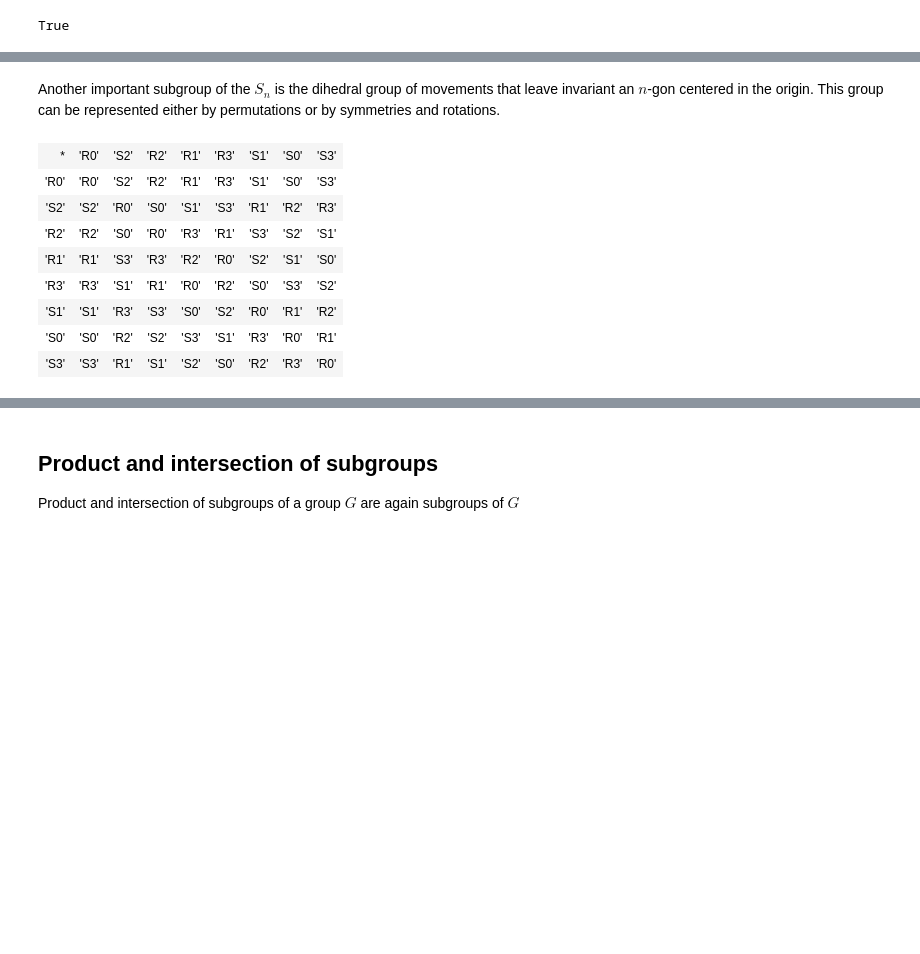
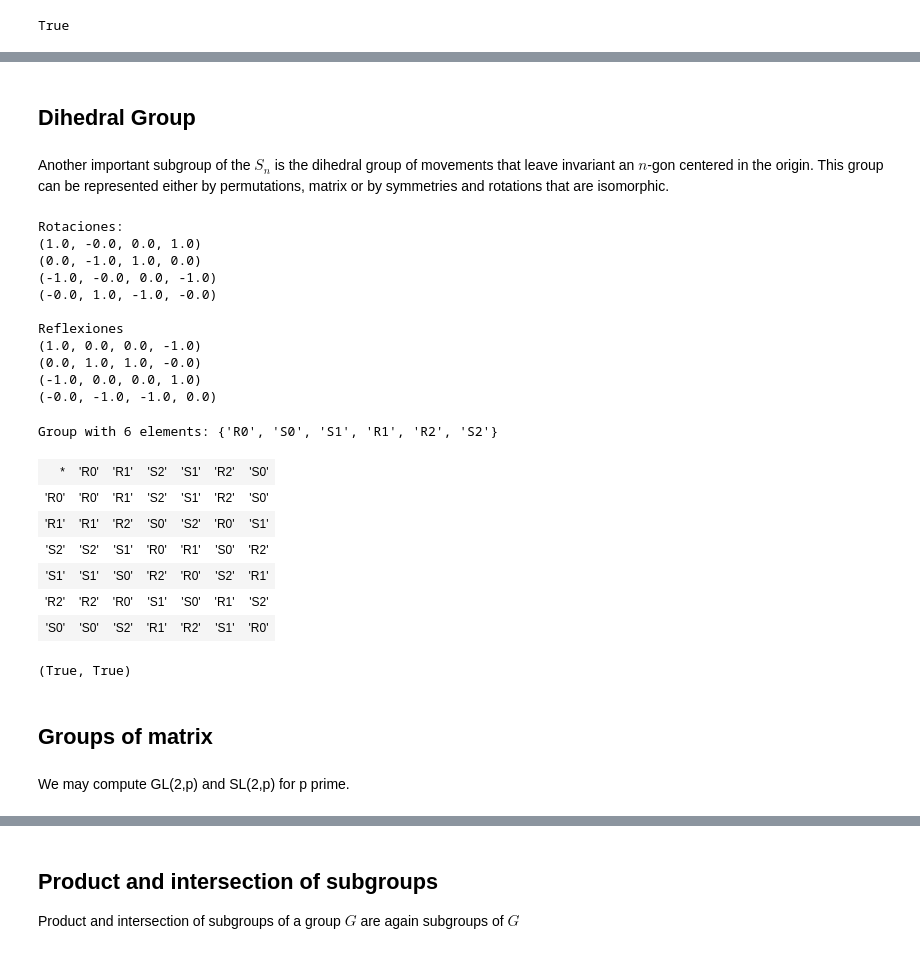
Before and after one commit to lmd-ugr/Grupos, a Jupyter notebook: Tutorial.ipynb, the cells around one changed output, grey strips where cells are left out. Saved outputs shown, nothing was run; the diff lists cells and outputs as text; code cells hidden in the pictures; blank space fills up the shorter version.

```diff
--- a/Tutorial.ipynb
+++ b/Tutorial.ipynb
@@ -502,15 +417,34 @@ True
+# %% [markdown]
+## Dihedral Group
 # %% [markdown]
-Another important subgroup of the $S_n$ is the dihedral group of movements that leave invariant an $n$-gon centered in the origin. This group can be represented either by permutations or by symmetries and rotations.
+Another important subgroup of the $S_n$ is the dihedral group of movements that leave invariant an $n$-gon centered in the origin. This group can be represented either by permutations, matrix or by symmetries and rotations that are isomorphic.
 # %%
-D4=DihedralGroup(4)
-D4.table()
+D4 = Dihedral(4)
+print(D4)
 # %% [output]
-| * | 'R0' | 'S2' | 'R2' | 'R1' | 'R3' | 'S1' | 'S0' | 'S3' |
-| 'R0' | 'R0' | 'S2' | 'R2' | 'R1' | 'R3' | 'S1' | 'S0' | 'S3' |
-| 'S2' | 'S2' | 'R0' | 'S0' | 'S1' | 'S3' | 'R1' | 'R2' | 'R3' |
-| 'R2' | 'R2' | 'S0' | 'R0' | 'R3' | 'R1' | 'S3' | 'S2' | 'S1' |
-| 'R1' | 'R1' | 'S3' | 'R3' | 'R2' | 'R0' | 'S2' | 'S1' | 'S0' |
-| 'R3' | 'R3' | 'S1' | 'R1' | 'R0' | 'R2' | 'S0' | 'S3' | 'S2' |
-| 'S1' | 'S1' | 'R3' | 'S3' | 'S0' | 'S2' | 'R0' | 'R1' | 'R2' |
-| 'S0' | 'S0' | 'R2' | 'S2' | 'S3' | 'S1' | 'R3' | 'R0' | 'R1' |
-| 'S3' | 'S3' | 'R1' | 'S1' | 'S2' | 'S0' | 'R2' | 'R3' | 'R0' |
+Rotaciones:
+(1.0, -0.0, 0.0, 1.0)
+(0.0, -1.0, 1.0, 0.0)
+(-1.0, -0.0, 0.0, -1.0)
+(-0.0, 1.0, -1.0, -0.0)
+
+Reflexiones
+(1.0, 0.0, 0.0, -1.0)
+(0.0, 1.0, 1.0, -0.0)
+(-1.0, 0.0, 0.0, 1.0)
+(-0.0, -1.0, -1.0, 0.0)
+# %%
+D = DihedralGroup(3, rep='RS')
+print(D)
+# %% [output]
+Group with 6 elements: {'R0', 'S0', 'S1', 'R1', 'R2', 'S2'}
+# %%
+D.table()
+# %% [output]
+| * | 'R0' | 'R1' | 'S2' | 'S1' | 'R2' | 'S0' |
+| 'R0' | 'R0' | 'R1' | 'S2' | 'S1' | 'R2' | 'S0' |
+| 'R1' | 'R1' | 'R2' | 'S0' | 'S2' | 'R0' | 'S1' |
+| 'S2' | 'S2' | 'S1' | 'R0' | 'R1' | 'S0' | 'R2' |
+| 'S1' | 'S1' | 'S0' | 'R2' | 'R0' | 'S2' | 'R1' |
+| 'R2' | 'R2' | 'R0' | 'S1' | 'S0' | 'R1' | 'S2' |
+| 'S0' | 'S0' | 'S2' | 'R1' | 'R2' | 'S1' | 'R0' |
@@ -516,0 +454,8 @@ D4.table()
+# %%
+D.is_isomorphic(D2), D2.is_isomorphic(D3)
+# %% [output]
+(True, True)
+# %% [markdown]
+## Groups of matrix
+# %% [markdown]
+We may compute GL(2,p) and SL(2,p) for p prime.
```
Also changed, not shown: parts of 263 cells of this notebook, 1 other file.
